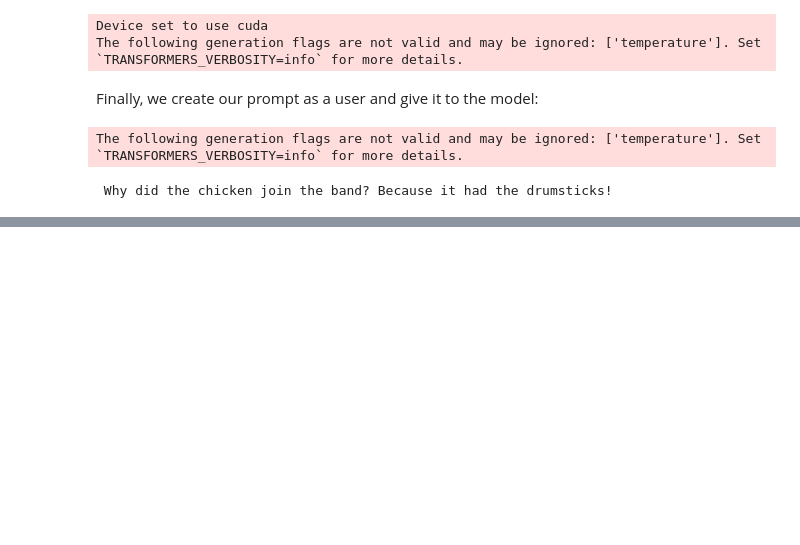
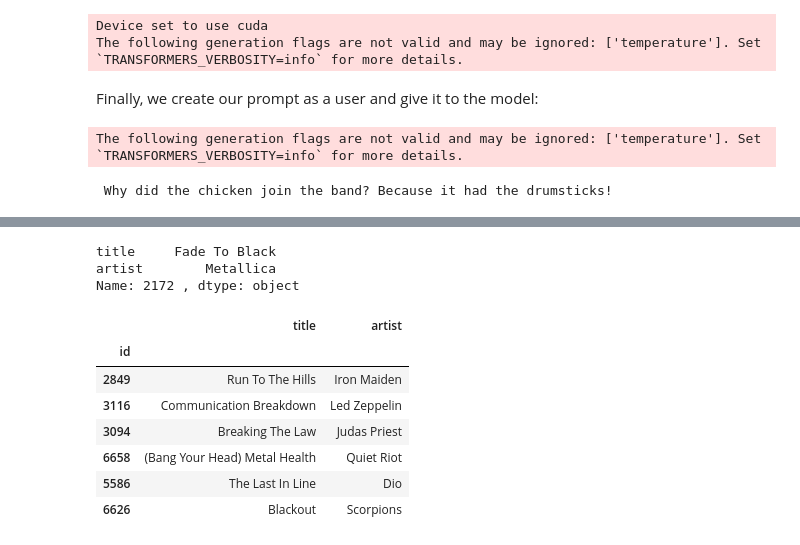
Before and after one commit to Divyashree356/ALgorithms, a Jupyter notebook: chapter01/Chapter 1 - Introduction to Language Models.ipynb, the cells around one changed output, grey strips where cells are left out. Drawn from its saved outputs; the diff is of its cells as text; code cells hidden in the pictures; blank space fills up the shorter version.

```diff
--- a/chapter01/Chapter 1 - Introduction to Language Models.ipynb
+++ b/chapter01/Chapter 1 - Introduction to Language Models.ipynb
@@ -86,0 +158,18 @@ The following generation flags are not valid and may be ignored: ['temperature']
+# %%
+import pandas as pd
+from urllib import request
+
+data = request.urlopen('https://storage.googleapis.com/maps-premium/dataset/yes_complete/train.txt')
+lines = data.read().decode("utf-8").split('\n')[2:]
+
+playlists = [s.rstrip().split() for s in lines if len(s.split())>1]
+
+songs_file = request.urlopen('https://storage.googleapis.com/maps-premium/dataset/yes_complete/song_hash.txt')
+songs_file = songs_file.read().decode("utf-8").split('\n')
+
+songs = [s.rstrip().split('\t') for s in songs_file]
+songs_df = pd.DataFrame(data=songs, columns = ['id', 'title', 'artist'])
+songs_df = songs_df.set_index('id')
+
+print('Playlist 1 \n', playlists[0], '\n')
+print('Playlist 2 \n', playlists[1], '\n')
@@ -86,0 +182,6 @@ The following generation flags are not valid and may be ignored: ['temperature']
+# %%
+from gensim.models import Word2Vec
+model = Word2Vec(playlists, vector_size=32, window=20, negative=50, min_count=1, workers=4)
+# %%
+song_id = 2172
+model.wv.most_similar(positive=str(song_id))
@@ -86,0 +199,26 @@ The following generation flags are not valid and may be ignored: ['temperature']
+# %%
+print(songs_df.iloc[2172])
+# %% [output]
+title     Fade To Black
+artist        Metallica
+Name: 2172 , dtype: object
+# %%
+import numpy as np
+
+def print_recommedations(song_id):
+  similar_songs = np.array(
+      model.wv.most_similar(positive=str(song_id), topn=6)
+  )[:,0]
+
+  return songs_df.iloc[similar_songs]
+
+print_recommedations(2172)
+# %% [output]
+|  | title | artist |
+| id |  |  |
+| 2849 | Run To The Hills | Iron Maiden |
+| 3116 | Communication Breakdown | Led Zeppelin |
+| 3094 | Breaking The Law | Judas Priest |
+| 6658 | (Bang Your Head) Metal Health | Quiet Riot |
+| 5586 | The Last In Line | Dio |
+| 6626 | Blackout | Scorpions |
```
Also changed, not shown: parts of 8 cells of this notebook.
